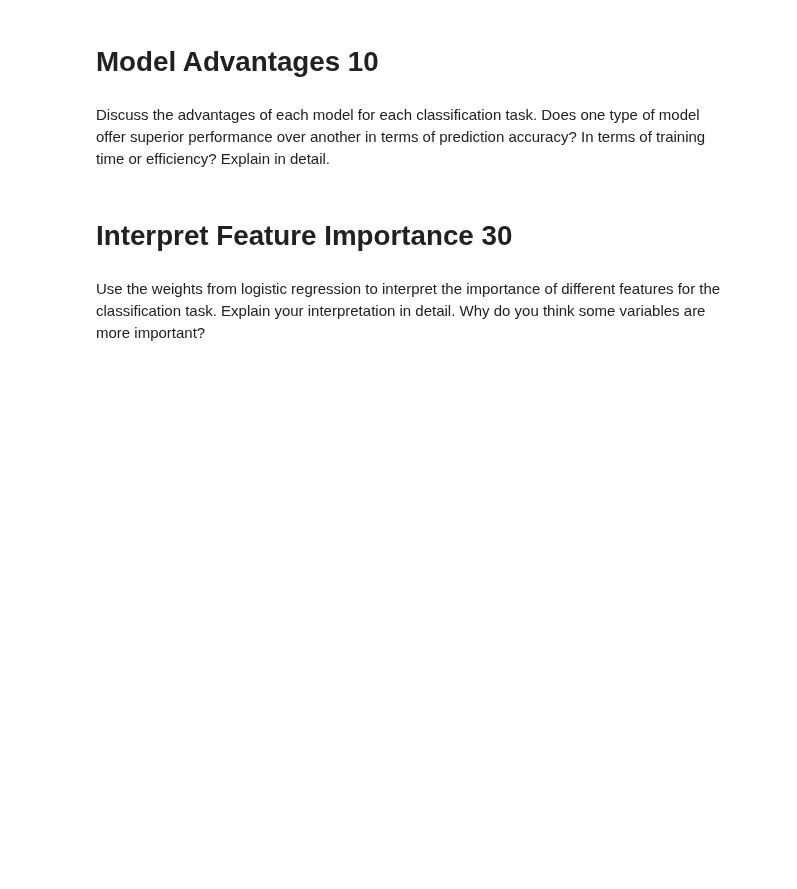
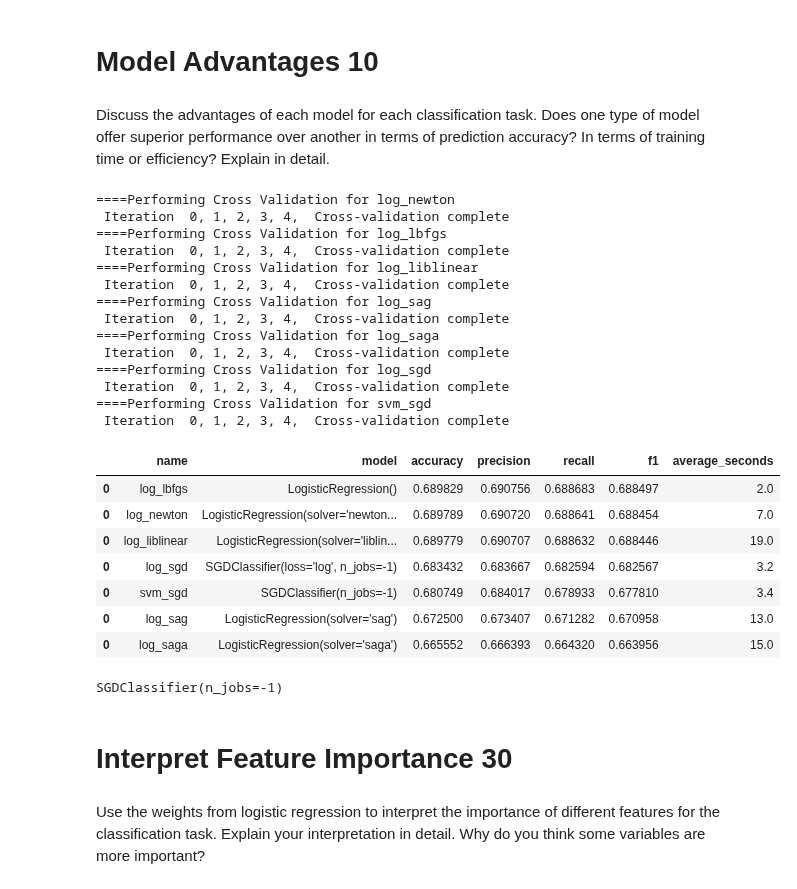
Before and after one commit to rchannewiser/MSDS-machine-learning1-team5, a Jupyter notebook: team5_lab2.ipynb, the cells around one changed output. Saved outputs shown, nothing was run; the diff lists cells and outputs as text; code cells hidden in the pictures; blank space fills up the shorter version.

```diff
--- a/team5_lab2.ipynb
+++ b/team5_lab2.ipynb
@@ -159,2 +135,0 @@ cv_train("linear_model",linear_model, X, y)
-# %%
-cv_train("linear_model_binary",linear_model, X, y2)
@@ -183,2 +135,0 @@ cv_train("sgd_logistic",log_model, X, y)
-# %%
-cv_train("sgd_logistic_binary",log_model, X, y2)
@@ -228,7 +138,67 @@ cv_train("linear_logistic",linear_model, X, y).\
+# %%
+#LogisticRegression
+log_newton_model = LogisticRegression(penalty='l2', C=1.0, class_weight=None, solver='newton-cg' )
+log_lbfgs_model = LogisticRegression(penalty='l2', C=1.0, class_weight=None, solver='lbfgs' )
+log_liblinear_model = LogisticRegression(penalty='l2', C=1.0, class_weight=None, solver='liblinear' )
+log_sag_model = LogisticRegression(penalty='l2', C=1.0, class_weight=None, solver='sag' )
+log_saga_model = LogisticRegression(penalty='l2', C=1.0, class_weight=None, solver='saga')
+#SGDClassifier
+log_sgd_model = lm.SGDClassifier(n_jobs=-1, loss="log")
+svm_sgd_model = lm.SGDClassifier(n_jobs=-1, loss="hinge")
 # %% [markdown]
 # Model Advantages	10
 # %% [markdown]
 Discuss the advantages of each model for each classification task. Does one type of model offer superior performance over another in terms of prediction accuracy? In terms of training time or efficiency? Explain in detail.
+# %%
+#supressing warnings, many of the logistic models complain during fitting
+import warnings
+warnings.filterwarnings('ignore')
+
+#Run CV on all models and combine results into dataframe
+cv_results=cv_train("log_newton",log_newton_model, X_scaled, y2).\
+    append(cv_train("log_lbfgs",log_lbfgs_model, X_scaled, y2)).\
+    append(cv_train("log_liblinear",log_liblinear_model, X_scaled, y2)).\
+    append(cv_train("log_sag",log_sag_model, X_scaled, y2)).\
+    append(cv_train("log_saga",log_saga_model, X_scaled, y2)).\
+    append(cv_train("log_sgd",log_sgd_model, X_scaled, y2)).\
+    append(cv_train("svm_sgd",svm_sgd_model, X_scaled, y2)).\
+    sort_values("f1", ascending=False)
+
+cv_results
+# %% [output]
+====Performing Cross Validation for log_newton
+ Iteration  0, 1, 2, 3, 4,  Cross-validation complete
+====Performing Cross Validation for log_lbfgs
+ Iteration  0, 1, 2, 3, 4,  Cross-validation complete
+====Performing Cross Validation for log_liblinear
+ Iteration  0, 1, 2, 3, 4,  Cross-validation complete
+====Performing Cross Validation for log_sag
+ Iteration  0, 1, 2, 3, 4,  Cross-validation complete
+====Performing Cross Validation for log_saga
+ Iteration  0, 1, 2, 3, 4,  Cross-validation complete
+====Performing Cross Validation for log_sgd
+ Iteration  0, 1, 2, 3, 4,  Cross-validation complete
+====Performing Cross Validation for svm_sgd
+ Iteration  0, 1, 2, 3, 4,  Cross-validation complete
+|  | name | model | accuracy | precision | recall | f1 | average_seconds |
+| 0 | log_lbfgs | LogisticRegression() | 0.689829 | 0.690756 | 0.688683 | 0.688497 | 2.0 |
+| 0 | log_newton | LogisticRegression(solver='newton... | 0.689789 | 0.690720 | 0.688641 | 0.688454 | 7.0 |
+| 0 | log_liblinear | LogisticRegression(solver='liblin... | 0.689779 | 0.690707 | 0.688632 | 0.688446 | 19.0 |
+| 0 | log_sgd | SGDClassifier(loss='log', n_jobs=-1) | 0.683432 | 0.683667 | 0.682594 | 0.682567 | 3.2 |
+| 0 | svm_sgd | SGDClassifier(n_jobs=-1) | 0.680749 | 0.684017 | 0.678933 | 0.677810 | 3.4 |
+| 0 | log_sag | LogisticRegression(solver='sag') | 0.672500 | 0.673407 | 0.671282 | 0.670958 | 13.0 |
+| 0 | log_saga | LogisticRegression(solver='saga') | 0.665552 | 0.666393 | 0.664320 | 0.663956 | 15.0 |
+# %%
+#WINNER-Train final logistic regression model on all scaled data
+log_lbfgs_model_final = LogisticRegression(penalty='l2', C=1.0, class_weight=None, solver='lbfgs',max_iter=15000)
+log_lbfgs_model_final.fit(X_scaled,y2)
+
+#Train final SVM model on all scaled data
+
+svm_sgd_model_final = lm.SGDClassifier(n_jobs=-1, loss="hinge")
+svm_sgd_model_final.fit(X_scaled,y2)
+# %% [output]
+SGDClassifier(n_jobs=-1)
 # %% [markdown]
 # Interpret Feature Importance	30
 # %% [markdown]
```
Also changed, not shown: parts of 30 cells of this notebook.
